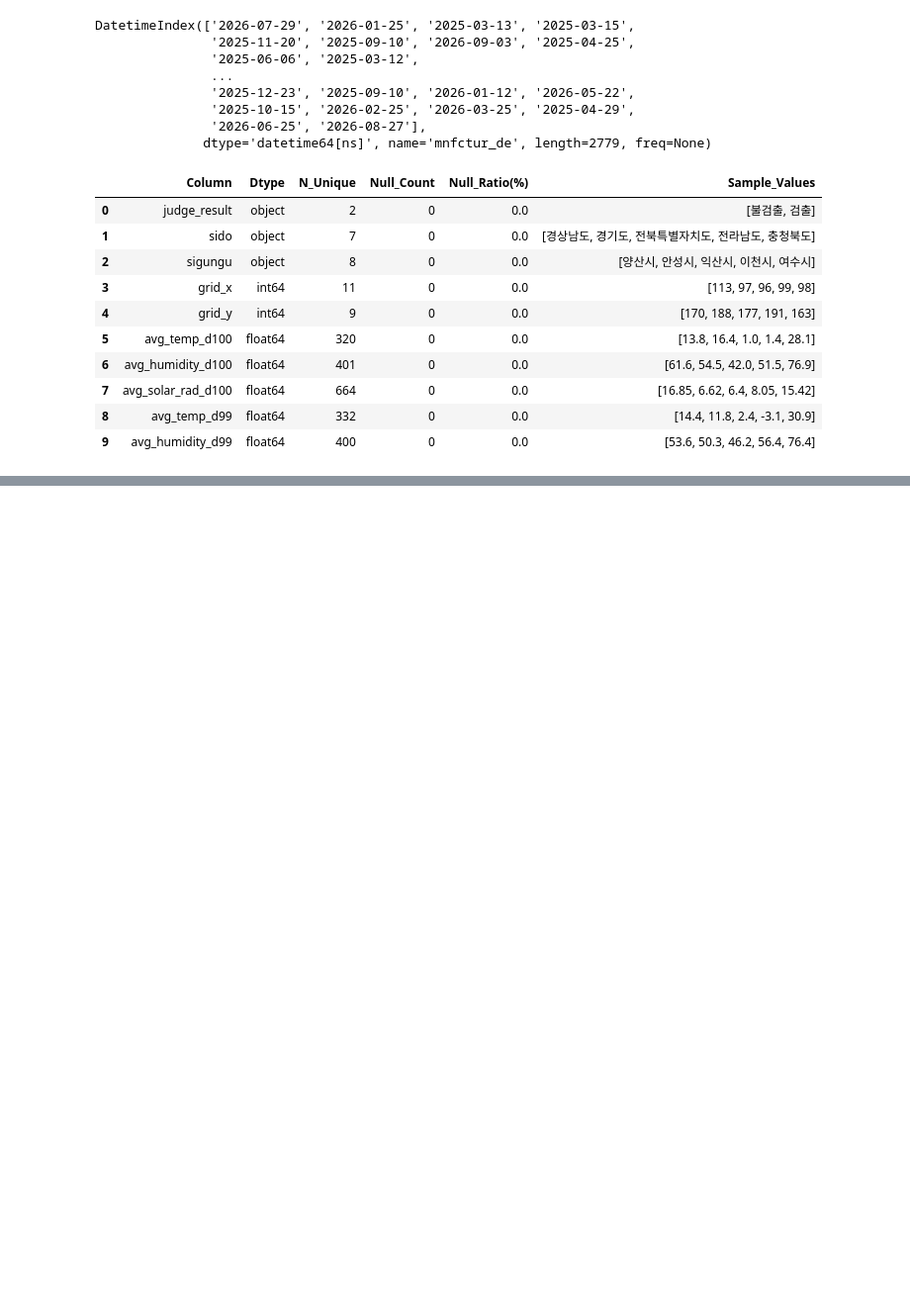
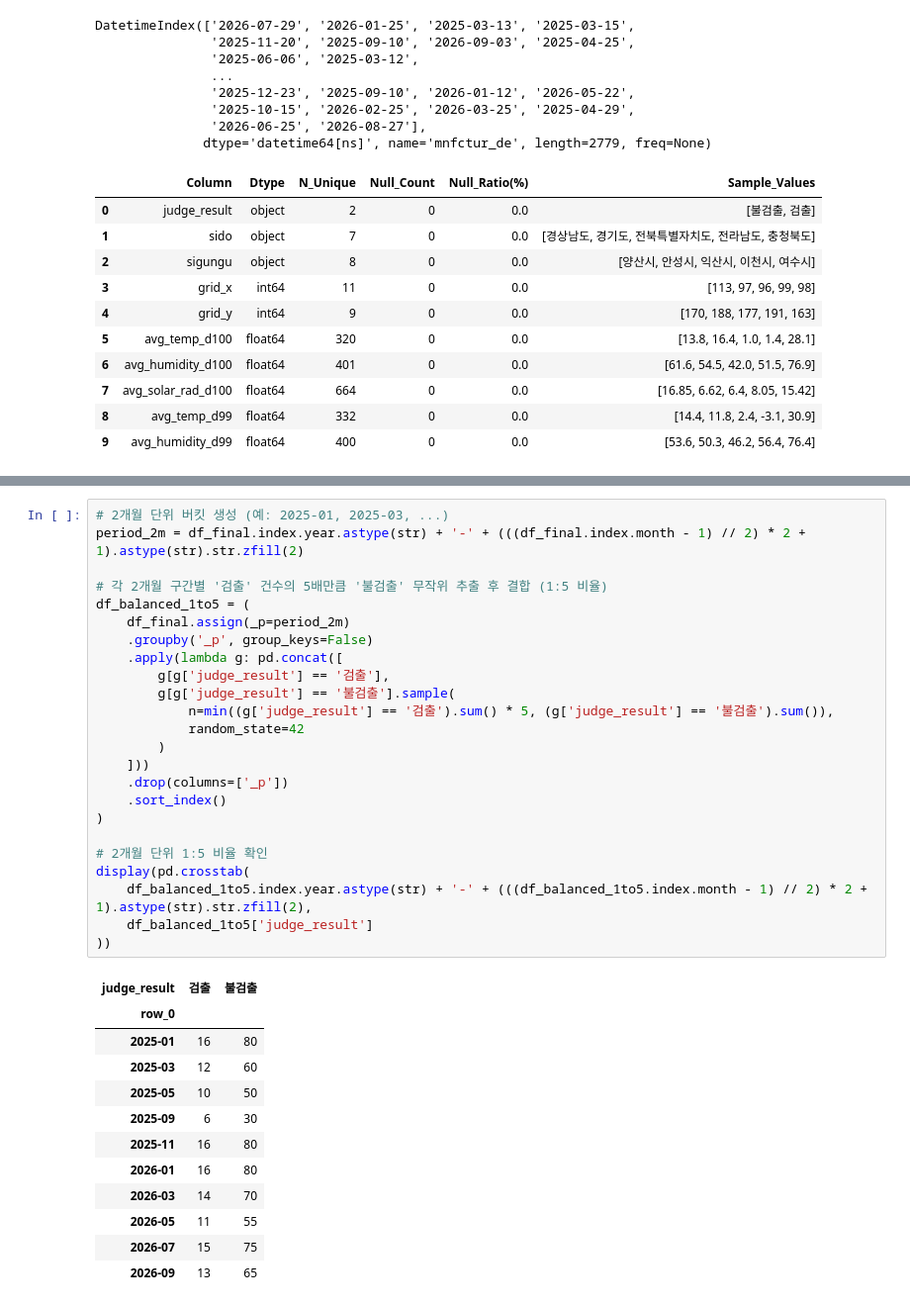
Before and after one commit to ancestor9/Scikit-learn-model-selection-evaluation, a Jupyter notebook: exercise/Listeria_timeNspace_predict_decision.ipynb, the cells around one changed output, grey strips where cells are left out. Shown at 99% size. Saved outputs shown, nothing was run; the diff lists cells and outputs as text; blank space fills up the shorter version.

```diff
--- a/exercise/Listeria_timeNspace_predict_decision.ipynb
+++ b/exercise/Listeria_timeNspace_predict_decision.ipynb
@@ -533,0 +926,37 @@ display(df_th[df_th['threshold'].round(2).isin(np.round(np.arange(0.1, 1.0, 0.1)
+# %%
+# 2개월 단위 버킷 생성 (예: 2025-01, 2025-03, ...)
+period_2m = df_final.index.year.astype(str) + '-' + (((df_final.index.month - 1) // 2) * 2 + 1).astype(str).str.zfill(2)
+
+# 각 2개월 구간별 '검출' 건수의 5배만큼 '불검출' 무작위 추출 후 결합 (1:5 비율)
+df_balanced_1to5 = (
+    df_final.assign(_p=period_2m)
+    .groupby('_p', group_keys=False)
+    .apply(lambda g: pd.concat([
+        g[g['judge_result'] == '검출'],
+        g[g['judge_result'] == '불검출'].sample(
+            n=min((g['judge_result'] == '검출').sum() * 5, (g['judge_result'] == '불검출').sum()),
+            random_state=42
+        )
+    ]))
+    .drop(columns=['_p'])
+    .sort_index()
+)
+
+# 2개월 단위 1:5 비율 확인
+display(pd.crosstab(
+    df_balanced_1to5.index.year.astype(str) + '-' + (((df_balanced_1to5.index.month - 1) // 2) * 2 + 1).astype(str).str.zfill(2),
+    df_balanced_1to5['judge_result']
+))
+# %% [output]
+| judge_result | 검출 | 불검출 |
+| row_0 |  |  |
+| 2025-01 | 16 | 80 |
+| 2025-03 | 12 | 60 |
+| 2025-05 | 10 | 50 |
+| 2025-09 | 6 | 30 |
+| 2025-11 | 16 | 80 |
+| 2026-01 | 16 | 80 |
+| 2026-03 | 14 | 70 |
+| 2026-05 | 11 | 55 |
+| 2026-07 | 15 | 75 |
+| 2026-09 | 13 | 65 |
```
Also changed, not shown: parts of 5 cells of this notebook.
